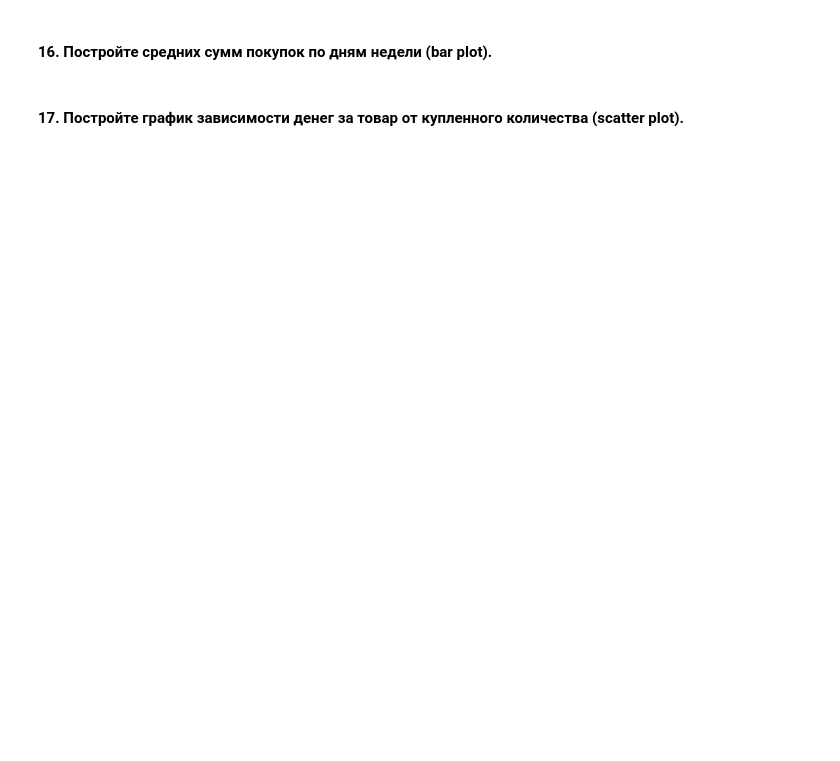
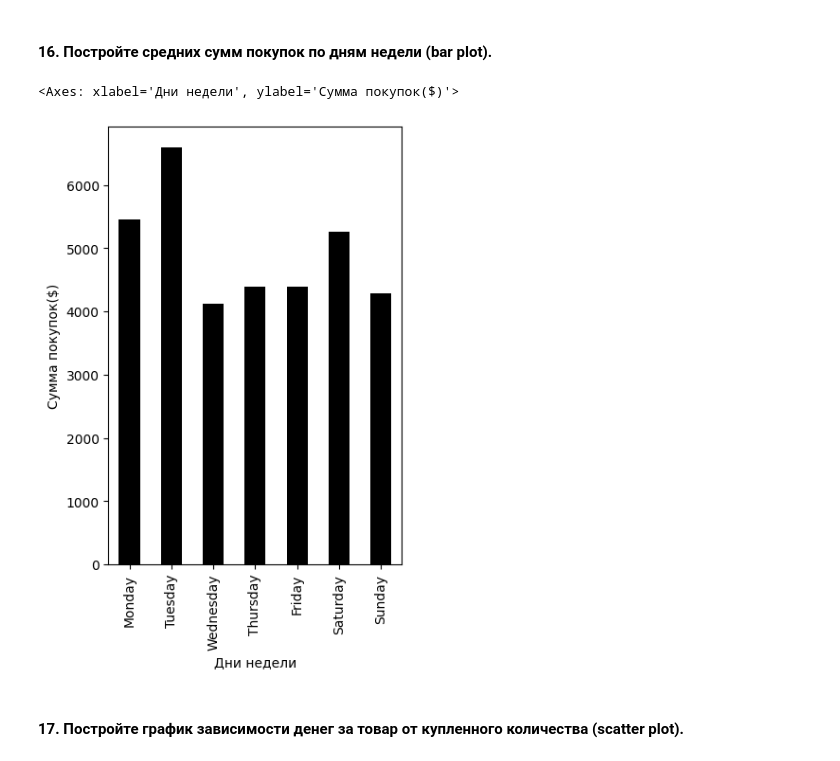
Before and after one commit to korotandr/MathPack2024, a Jupyter notebook: homework-04/homework-practice-04-pandas.ipynb, the cells around one changed output. Drawn from its saved outputs; the diff is of its cells as text; code cells hidden in the pictures; blank space fills up the shorter version.

```diff
--- a/homework-04/homework-practice-04-pandas.ipynb
+++ b/homework-04/homework-practice-04-pandas.ipynb
@@ -229,2 +326,14 @@ df['date'] = df.order_id.map(dates['date'])
+# %%
+import calendar
+day_sum = ch.drop(['quantity','item_name', 'choice_description', 'order_id'], axis= 1)
+day_sum['date'] = pd.to_datetime(day_sum['date']).dt.day_of_week
+
+day_sum = day_sum.groupby('date').sum()
+day_sum = day_sum.reset_index()
+day_sum['date'] = day_sum.date.map(lambda x: calendar.day_name[x])
+day_sum.plot.bar(x='date', y='item_price_new', xlabel='Дни недели', ylabel='Сумма покупок($)', color= 'black', figsize= (4, 6), legend= False)
+# %% [output]
+<Axes: xlabel='Дни недели', ylabel='Сумма покупок($)'>
+[figure, added]
 # %% [markdown]
 #### 17. Постройте график зависимости денег за товар от купленного количества (scatter plot).
```
Also changed, not shown: parts of 41 cells of this notebook, 3 other files.
